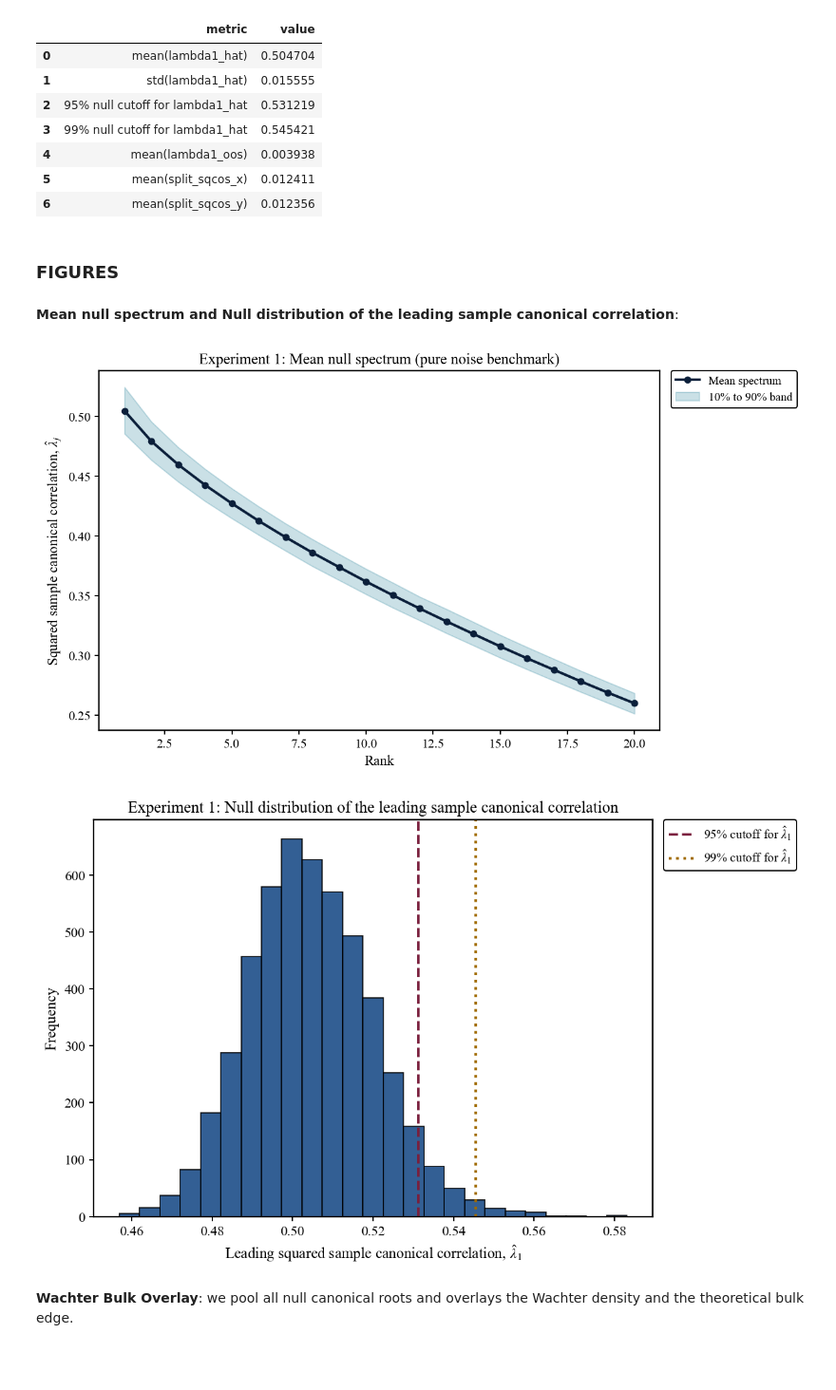
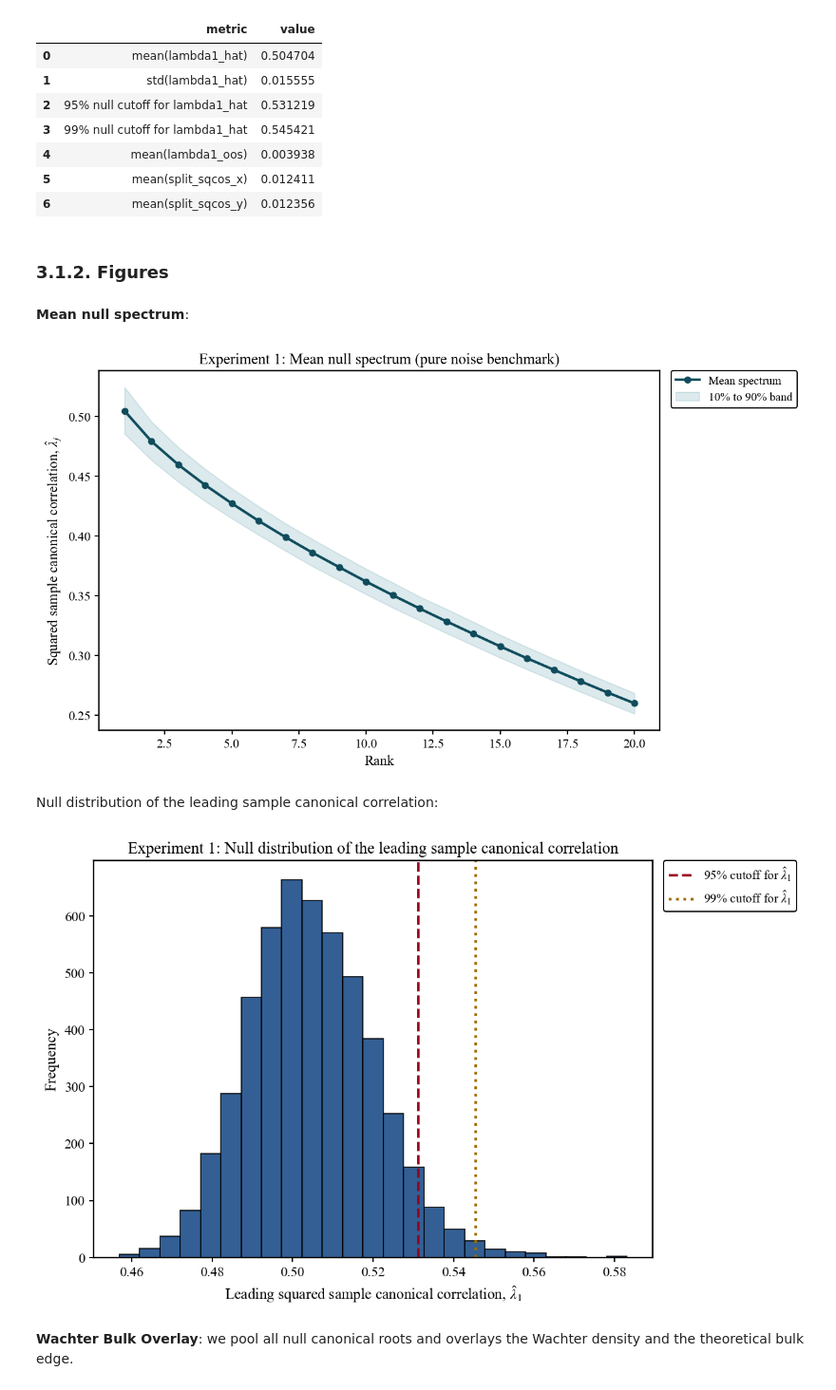
Before and after one commit to albats/hdcca_thesis, a Jupyter notebook: Simulations/simulations.ipynb, the cells around one changed output. Shown at 95% size. Drawn from its saved outputs; the diff is of its cells as text; code cells hidden in the pictures; blank space fills up the shorter version.

Commit message:
Added figures and tables for BG corrections in MCS

```diff
--- a/Simulations/simulations.ipynb
+++ b/Simulations/simulations.ipynb
@@ -80,11 +80,15 @@ pd.set_option("display.width", 160)
 THESIS_COLORS = {
     "navy": "#0B1F3A",
     "blue": "#1D4E89",
-    "teal": "#0E7490",
+    "darkteal": "#0F4C5C",
+    "teal": "#61A0AF",
     "green": "#2F6B3B",
-    "burgundy": "#7A1F3D",
+    "red": "#9A031E",
     "gold": "#A06A00",
     "charcoal": "#111111",
+    "grey": "#555555",
+    "orange": "#FB8B24",
+    "autumn": "#E36414",
 }
 
 mpl.rcParams.update({
@@ -743,27 +816,37 @@ null_res["summary"]
 # %% [markdown]
-### **FIGURES**
+### 3.1.2. **Figures**
 # %% [markdown]
-**Mean null spectrum and Null distribution of the leading sample canonical correlation**:
+**Mean null spectrum**:
+# %%
+fig, ax = make_mean_scree_figure(
+    null_res["spectra"],
+    title="Experiment 1: Mean null spectrum (pure noise benchmark)",
+    n_show=20,
+)
+plt.show()
+# export scree plot
+export_figure(fig, "mc_exp1_scree")
+plt.close(fig)
+# %% [output]
+[figure, added]
+# %% [markdown]
+Null distribution of the leading sample canonical correlation:
 # %%
-plot_mean_scree(
-    null_res["spectra"],
-    title="Experiment 1: Mean null spectrum (pure noise benchmark)",
-    n_show=20
-)
-
 fig, ax = thesis_figure(figsize=(8.4, 5.2))
 ax.hist(null_res["df"]["lambda1_hat"], bins=25, color=THESIS_COLORS["blue"], edgecolor="black", linewidth=0.9, alpha=0.9)
-ax.axvline(null_res["null_cutoff_95"], linestyle="--", linewidth=2.0, color=THESIS_COLORS["burgundy"], label=r"95% cutoff for $\hat{\lambda}_1$")
+ax.axvline(null_res["null_cutoff_95"], linestyle="--", linewidth=2.0, color=THESIS_COLORS["red"], label=r"95% cutoff for $\hat{\lambda}_1$")
 ax.axvline(null_res["null_cutoff_99"], linestyle=":", linewidth=2.2, color=THESIS_COLORS["gold"], label=r"99% cutoff for $\hat{\lambda}_1$")
 ax.set_xlabel(r"Leading squared sample canonical correlation, $\hat{\lambda}_1$")
 ax.set_ylabel("Frequency")
 ax.set_title("Experiment 1: Null distribution of the leading sample canonical correlation")
 style_axes(ax)
 outside_legend(ax)
 plt.show()
+# export histogram
+export_figure(fig, "mc_exp1_histogram")
+plt.close(fig)
 # %% [output]
-[figure, old version]
+[figure, new version]
-[figure, removed]
 # %% [markdown]
 **Wachter Bulk Overlay**: we pool all null canonical roots and overlays the Wachter density and the theoretical bulk edge.
 # %%
```
Also changed, not shown: parts of 131 cells of this notebook, 17 other files.
